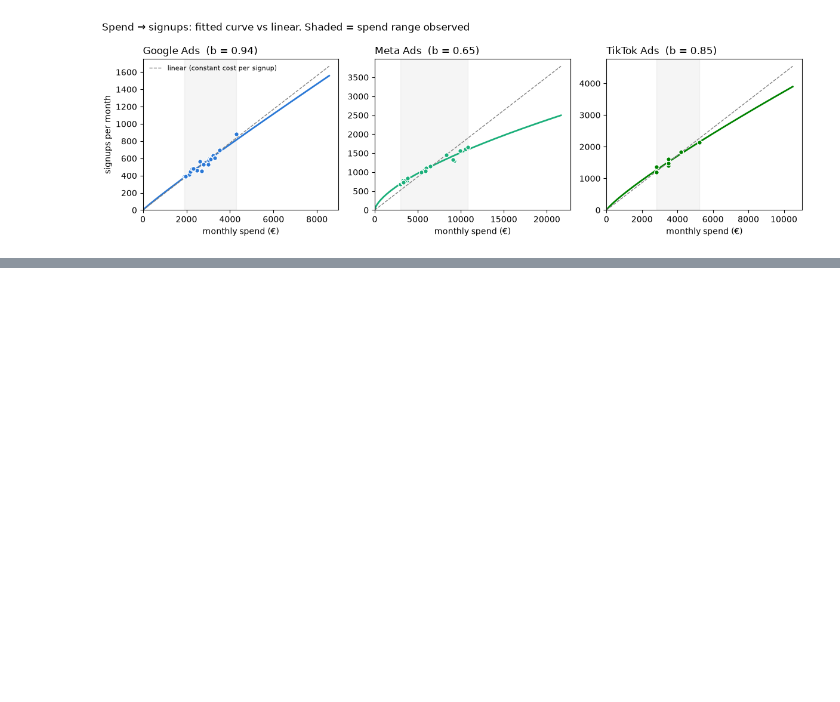
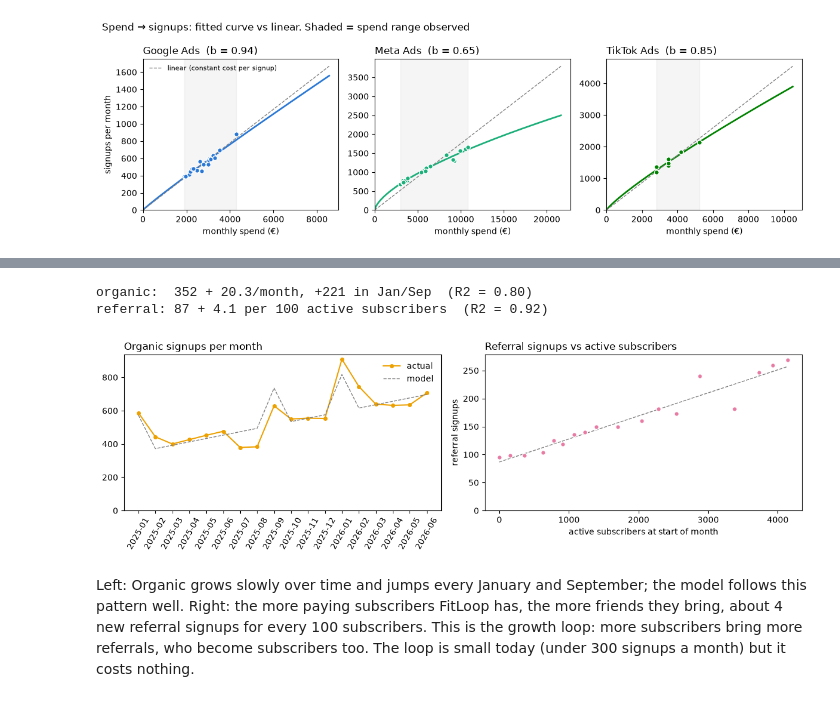
Before and after one commit to abdo0620/Filoop, a Jupyter notebook: notebooks/growth_model.ipynb, the cells around one changed output, grey strips where cells are left out. Cells and saved outputs as stored; diff of their text form; code cells hidden in the pictures; blank space fills up the shorter version.

```diff
--- a/notebooks/growth_model.ipynb
+++ b/notebooks/growth_model.ipynb
@@ -187,0 +200,46 @@ plt.show()
+# %%
+active_subs = pd.Series(
+    [(user["paid"] & (user["subscription_start_date"] < m.to_timestamp())
+      & (user["subscription_end_date"].isna() | (user["subscription_end_date"] >= m.to_timestamp()))).sum()
+     for m in MONTHS], index=MONTHS)
+
+X_org = pd.DataFrame({"trend": np.arange(len(MONTHS)),
+                      "jan_sep": [int(m.month in (1, 9)) for m in MONTHS]}, index=MONTHS)
+org_fit = sm.OLS(signups["Organic"], sm.add_constant(X_org)).fit()
+ref_fit = sm.OLS(signups["Referral"], sm.add_constant(active_subs.rename("active_subs"))).fit()
+
+PARAMS["organic"] = org_fit.params.to_dict()     # const + trend * month_index + jan_sep * (Jan or Sep)
+PARAMS["referral"] = ref_fit.params.to_dict()    # const + active_subs * subscribers at start of month
+
+print(f"organic:  {org_fit.params['const']:.0f} + {org_fit.params['trend']:.1f}/month, +{org_fit.params['jan_sep']:.0f} in Jan/Sep  (R2 = {org_fit.rsquared:.2f})")
+print(f"referral: {ref_fit.params['const']:.0f} + {ref_fit.params['active_subs'] * 100:.1f} per 100 active subscribers  (R2 = {ref_fit.rsquared:.2f})")
+# %% [output]
+organic:  352 + 20.3/month, +221 in Jan/Sep  (R2 = 0.80)
+referral: 87 + 4.1 per 100 active subscribers  (R2 = 0.92)
+# %%
+fig, axes = plt.subplots(1, 2, figsize=(12, 3.8))
+x = MONTHS.astype(str)
+
+axes[0].plot(x, signups["Organic"], color="#eda100", marker="o", ms=4, label="actual")
+axes[0].plot(x, org_fit.fittedvalues, color="grey", ls="--", lw=1, label="model")
+axes[0].set_title("Organic signups per month", loc="left")
+axes[0].tick_params(axis="x", rotation=60)
+axes[0].legend(frameon=False)
+
+axes[1].scatter(active_subs, signups["Referral"], color="#e87ba4", s=30, edgecolor="white", zorder=3)
+xs = np.linspace(0, active_subs.max(), 50)
+axes[1].plot(xs, ref_fit.params["const"] + ref_fit.params["active_subs"] * xs, color="grey", ls="--", lw=1)
+axes[1].set_title("Referral signups vs active subscribers", loc="left")
+axes[1].set_xlabel("active subscribers at start of month")
+axes[1].set_ylabel("referral signups")
+
+for ax in axes:
+    ax.set_ylim(0)
+plt.tight_layout()
+plt.show()
+# %% [output]
+[figure, added]
+# %% [markdown]
+Left: Organic grows slowly over time and jumps every January and September; the model follows this pattern well.
+Right: the more paying subscribers FitLoop has, the more friends they bring, about 4 new referral signups for every 100 subscribers. This is the growth loop: more subscribers bring more referrals, who become subscribers too.
+The loop is small today (under 300 signups a month) but it costs nothing.
```
Also changed, not shown: parts of 22 cells of this notebook.
